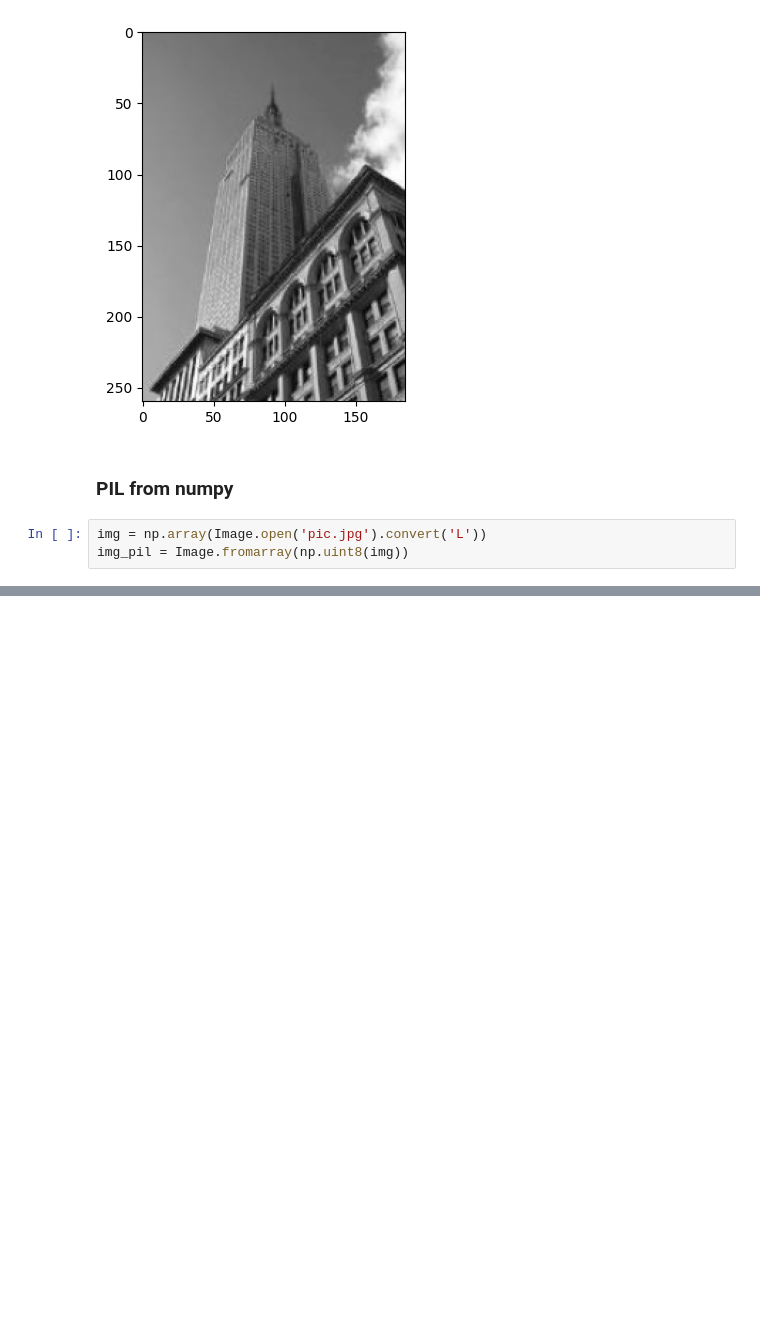
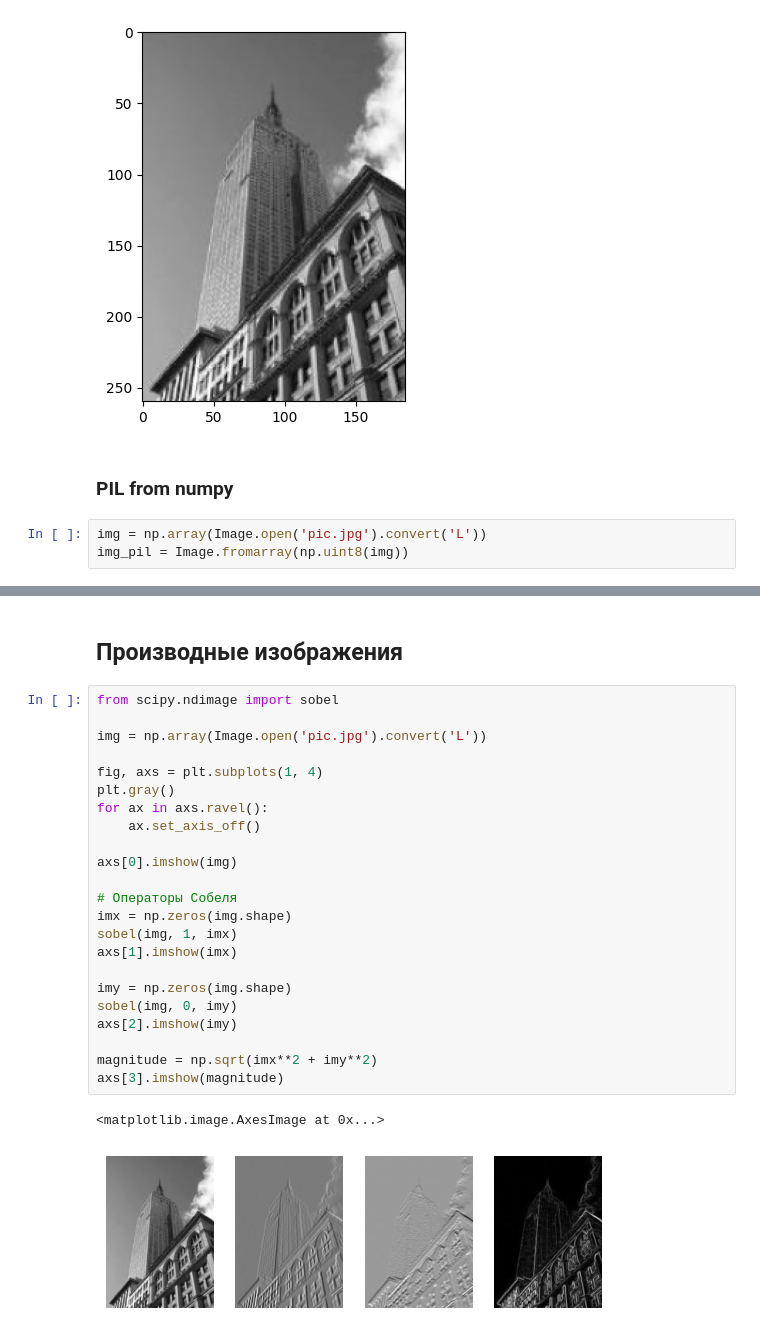
Before and after one commit to AlexeyMarg/ML_models, a Jupyter notebook: computer_vision/1.PIL_intro.ipynb, the cells around one changed output, grey strips where cells are left out. Saved outputs shown, nothing was run; the diff lists cells and outputs as text; blank space fills up the shorter version.

```diff
--- a/computer_vision/1.PIL_intro.ipynb
+++ b/computer_vision/1.PIL_intro.ipynb
@@ -223,0 +230,28 @@ aligned_image = align_histogram(image, min_cdf, pixels_num, 'aligned.png')
+# %% [markdown]
+## Производные изображения
+# %%
+from scipy.ndimage import sobel
+
+img = np.array(Image.open('pic.jpg').convert('L'))
+
+fig, axs = plt.subplots(1, 4)
+plt.gray()
+for ax in axs.ravel():
+    ax.set_axis_off()
+
+axs[0].imshow(img)
+
+# Операторы Собеля
+imx = np.zeros(img.shape)
+sobel(img, 1, imx)
+axs[1].imshow(imx)
+
+imy = np.zeros(img.shape)
+sobel(img, 0, imy)
+axs[2].imshow(imy)
+
+magnitude = np.sqrt(imx**2 + imy**2)
+axs[3].imshow(magnitude)
+# %% [output]
+<matplotlib.image.AxesImage at 0x...>
+[figure, added]
```
Also changed, not shown: parts of 34 cells of this notebook, 5 other files.
